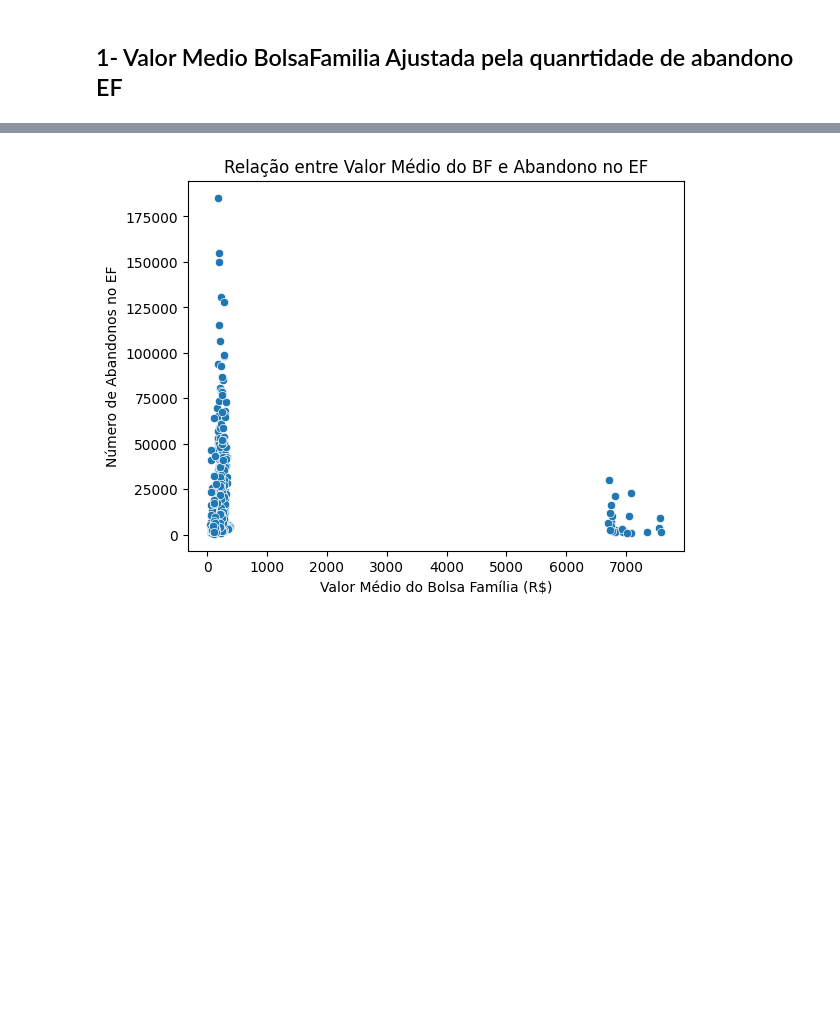
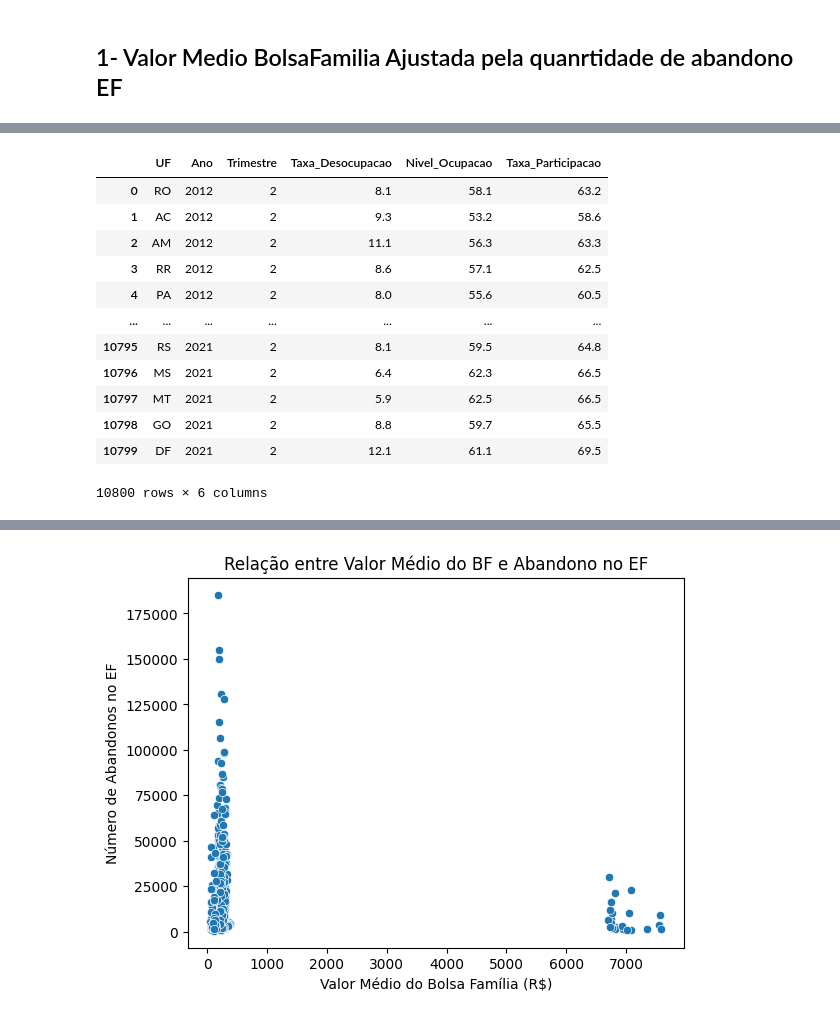
Before and after one commit to thiagodasillva/escolarData, a Jupyter notebook: Regressão.ipynb, the cells around one changed output, grey strips where cells are left out. Saved outputs shown, nothing was run; the diff lists cells and outputs as text; code cells hidden in the pictures; blank space fills up the shorter version.

```diff
--- a/Regressão.ipynb
+++ b/Regressão.ipynb
@@ -212,0 +262,18 @@ df_final
+# %%
+taxas = pd.read_csv("TaxasDeDesocupacaoOcupacaoParticipacao.csv")
+# %%
+taxas
+# %% [output]
+|  | UF | Ano | Trimestre | Taxa_Desocupacao | Nivel_Ocupacao | Taxa_Participacao |
+| 0 | RO | 2012 | 2 | 8.1 | 58.1 | 63.2 |
+| 1 | AC | 2012 | 2 | 9.3 | 53.2 | 58.6 |
+| 2 | AM | 2012 | 2 | 11.1 | 56.3 | 63.3 |
+| 3 | RR | 2012 | 2 | 8.6 | 57.1 | 62.5 |
+| 4 | PA | 2012 | 2 | 8.0 | 55.6 | 60.5 |
+| ... | ... | ... | ... | ... | ... | ... |
+| 10795 | RS | 2021 | 2 | 8.1 | 59.5 | 64.8 |
+| 10796 | MS | 2021 | 2 | 6.4 | 62.3 | 66.5 |
+| 10797 | MT | 2021 | 2 | 5.9 | 62.5 | 66.5 |
+| 10798 | GO | 2021 | 2 | 8.8 | 59.7 | 65.5 |
+| 10799 | DF | 2021 | 2 | 12.1 | 61.1 | 69.5 |
+10800 rows × 6 columns
```
Also changed, not shown: parts of 15 cells of this notebook, 10 other files.
